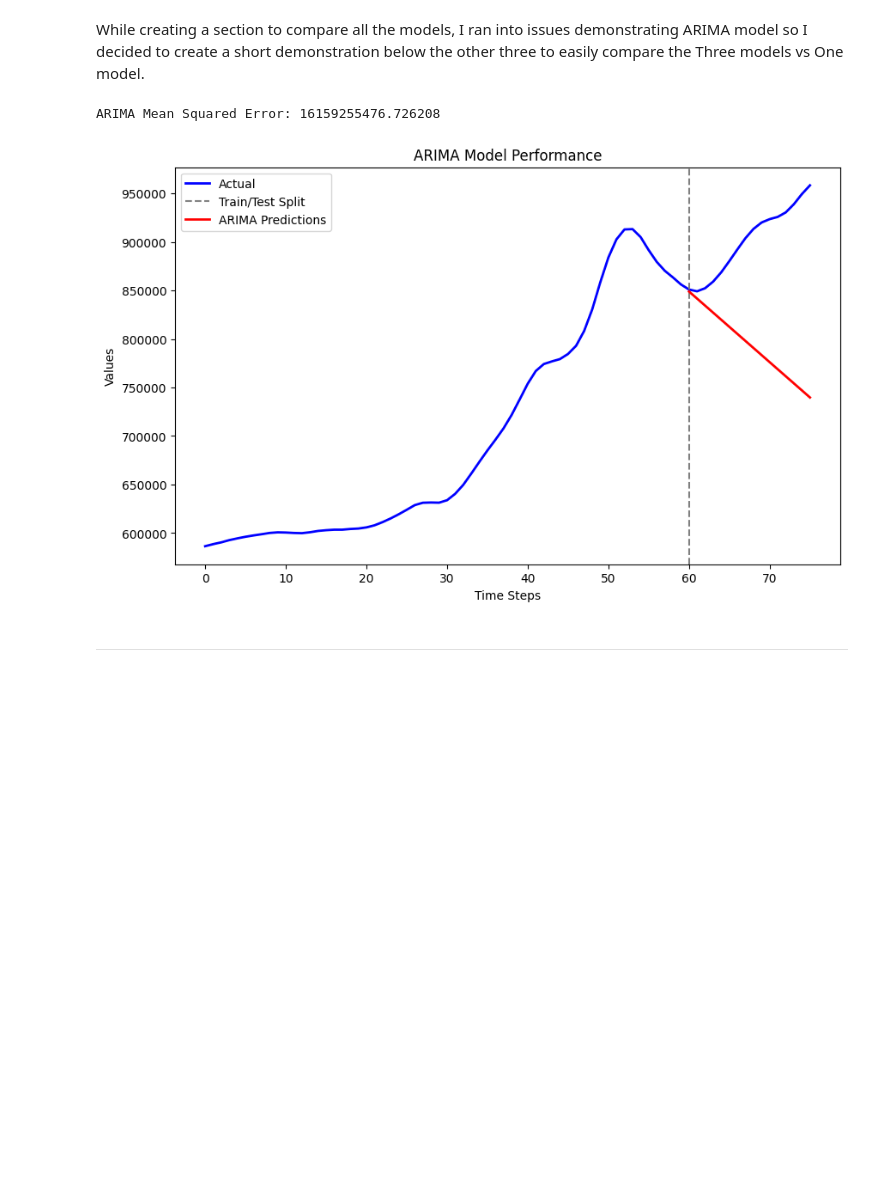
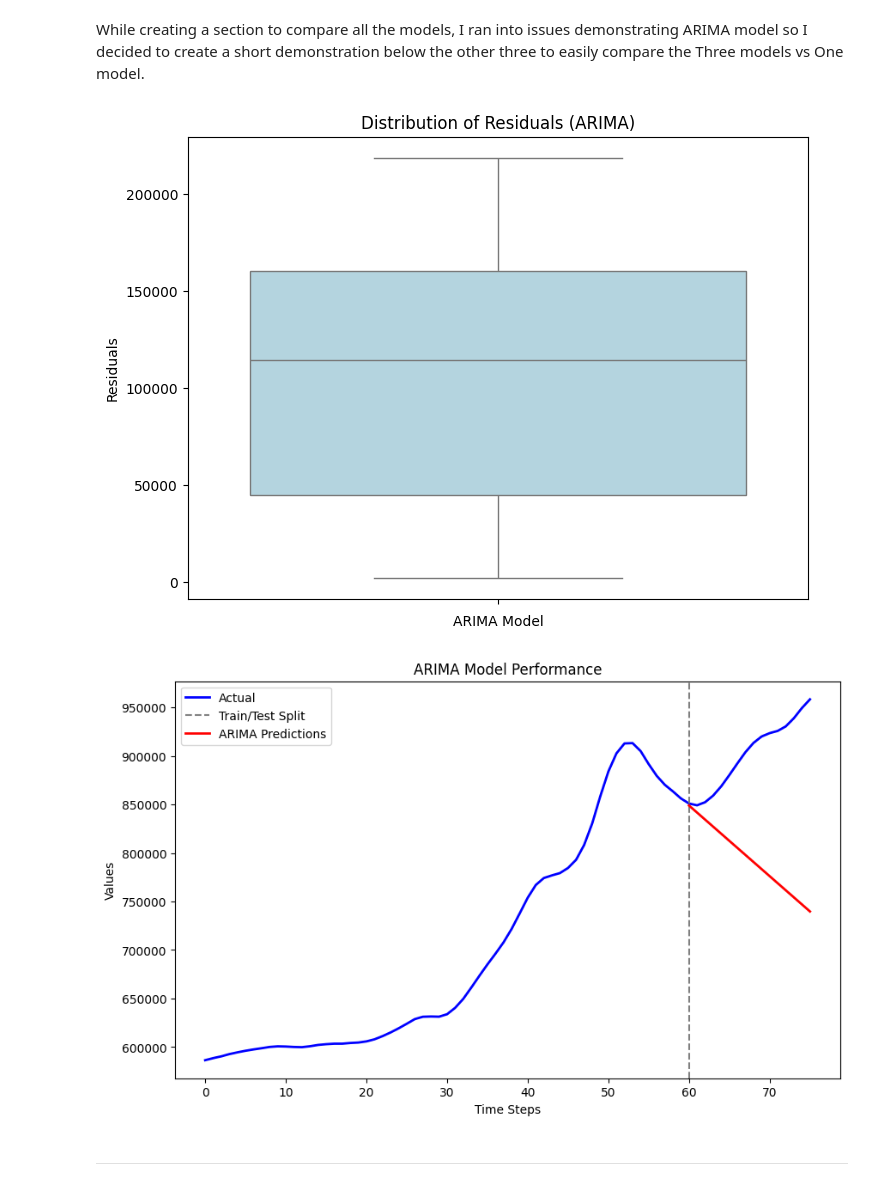
Before and after one commit to LindsClar/Real_Estate_Rep, a Jupyter notebook: Predicting_CA_Property_Through_Modeling.ipynb, the cells around one changed output. Drawn from its saved outputs; the diff is of its cells as text; code cells hidden in the pictures; blank space fills up the shorter version.

```diff
--- a/Predicting_CA_Property_Through_Modeling.ipynb
+++ b/Predicting_CA_Property_Through_Modeling.ipynb
@@ -980,33 +980,48 @@ While creating a section to compare all the models, I ran into issues demonstrat
 # %%
 #Viewing ARIMA to compare to models above
 
 train_size = int(len(y) * 0.8)
 train, test = y[:train_size], y[train_size:]
 
 p, d, q = 0, 2, 0
 
 #fit ARIMA model
 model = ARIMA(train, order=(p, d, q))
 arima_model = model.fit()
 
+
+predictions = arima_model.forecast(steps=len(test))
+test = np.array(test)
+predictions = np.array(predictions)
+residuals = test - predictions
+
 #forecast
-predictions = arima_model.forecast(steps=len(test))
-mse = mean_squared_error(test, predictions)
-print(f"ARIMA Mean Squared Error: {mse}")
+#predictions = arima_model.forecast(steps=len(test))
+#mse = mean_squared_error(test, predictions)
+#print(f"ARIMA Mean Squared Error: {mse}")
+#residuals_2 = test - predictions
+
+#boxplot
+plt.figure(figsize=(8, 6))
+sns.boxplot(y=residuals, color='lightblue')
+plt.title('Distribution of Residuals (ARIMA)')
+plt.ylabel('Residuals')
+plt.xlabel('ARIMA Model')
+plt.show()
 
 #graphing the ARINA model to visualize the proformance
 plt.figure(figsize=(10, 6))
 plt.plot(range(len(y)), y, label='Actual', color='blue', linewidth=2)
 plt.axvline(x=train_size, color='gray', linestyle='--', label='Train/Test Split')
 plt.plot(range(train_size, len(y)), predictions, label='ARIMA Predictions', color='red', linewidth=2)
 plt.title('ARIMA Model Performance')
 plt.xlabel('Time Steps')
 plt.ylabel('Values')
 plt.legend()
 plt.show()
 # %% [output]
-ARIMA Mean Squared Error: 16159255476.726208
-[figure, old version]
+[figure, new version]
+[figure, added]
 # %% [markdown]
 
 
```
Also changed, not shown: parts of 1 cell of this notebook.
